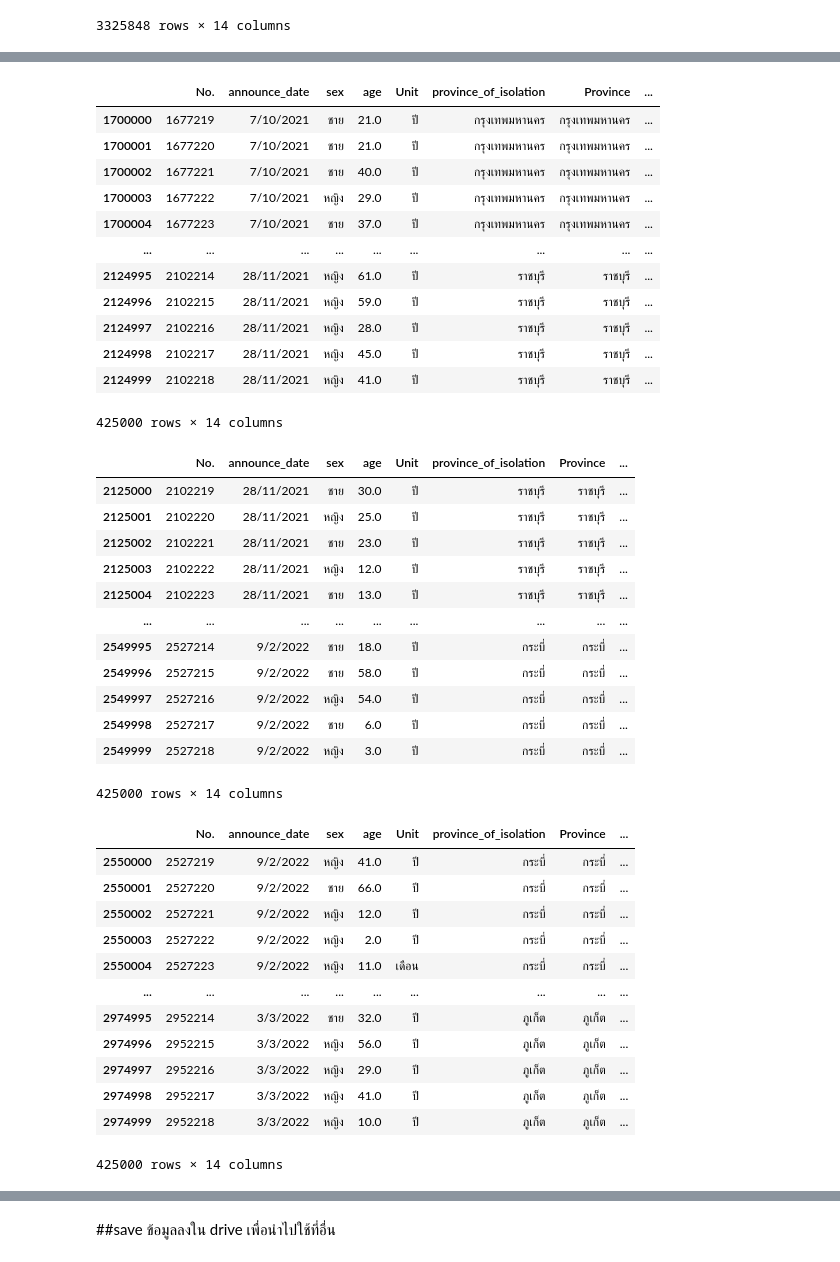
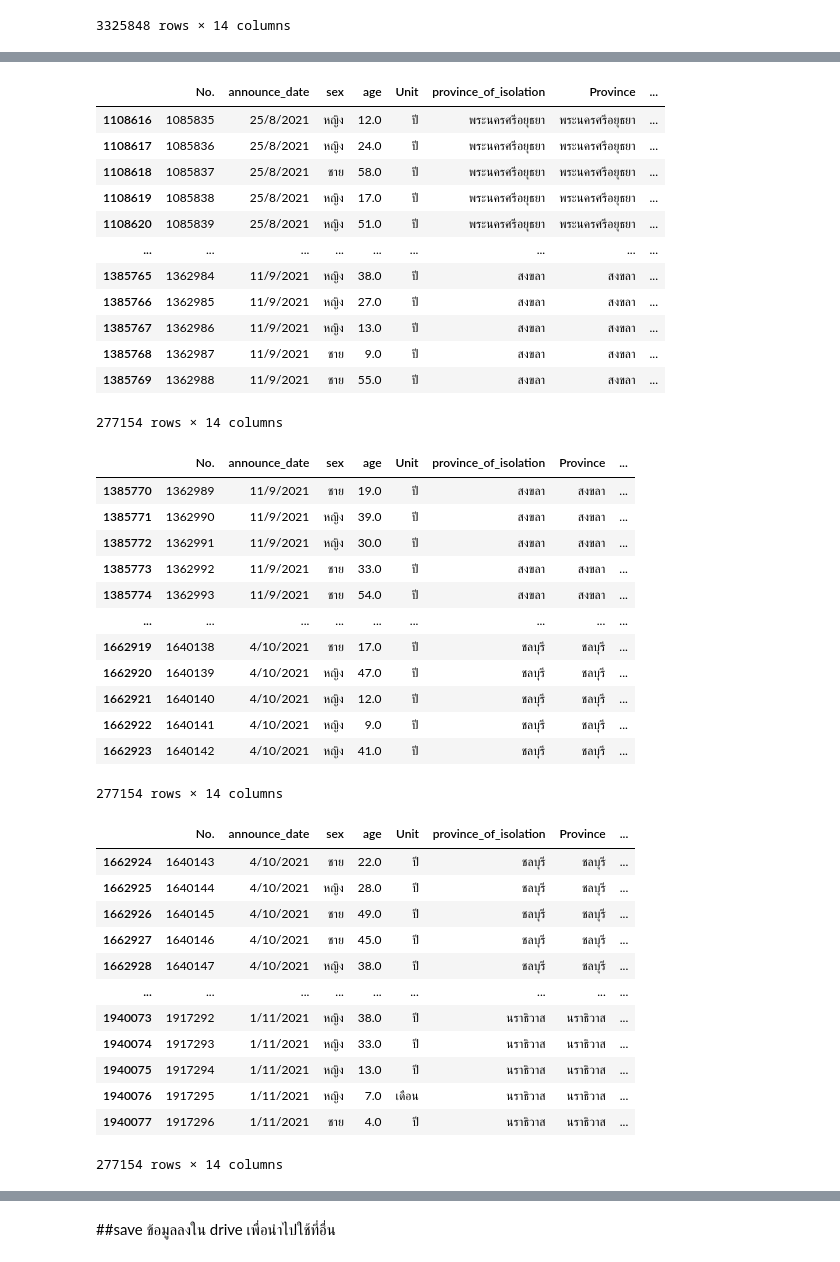
Before and after one commit to Nunticha24/data_viz_2022, a Jupyter notebook: Project_Dinosaur.ipynb, the cells around one changed output, grey strips where cells are left out. Drawn from its saved outputs; the diff is of its cells as text; code cells hidden in the pictures.

```diff
--- a/Project_Dinosaur.ipynb
+++ b/Project_Dinosaur.ipynb
@@ -521,52 +521,52 @@ data4
 # %%
-data5 = covid_re_pass.iloc[1700000:2125000,:]
+data5 = covid_re_pass.iloc[1108616:1385770,:]
 data5
 # %% [output]
 |  | No. | announce_date | sex | age | Unit | province_of_isolation | Province | ... |
-| 1700000 | 1677219 | 7/10/2021 | ชาย | 21.0 | ปี | กรุงเทพมหานคร | กรุงเทพมหานคร | ... |
-| 1700001 | 1677220 | 7/10/2021 | ชาย | 21.0 | ปี | กรุงเทพมหานคร | กรุงเทพมหานคร | ... |
-| 1700002 | 1677221 | 7/10/2021 | ชาย | 40.0 | ปี | กรุงเทพมหานคร | กรุงเทพมหานคร | ... |
-| 1700003 | 1677222 | 7/10/2021 | หญิง | 29.0 | ปี | กรุงเทพมหานคร | กรุงเทพมหานคร | ... |
-| 1700004 | 1677223 | 7/10/2021 | ชาย | 37.0 | ปี | กรุงเทพมหานคร | กรุงเทพมหานคร | ... |
+| 1108616 | 1085835 | 25/8/2021 | หญิง | 12.0 | ปี | พระนครศรีอยุธยา | พระนครศรีอยุธยา | ... |
+| 1108617 | 1085836 | 25/8/2021 | หญิง | 24.0 | ปี | พระนครศรีอยุธยา | พระนครศรีอยุธยา | ... |
+| 1108618 | 1085837 | 25/8/2021 | ชาย | 58.0 | ปี | พระนครศรีอยุธยา | พระนครศรีอยุธยา | ... |
+| 1108619 | 1085838 | 25/8/2021 | หญิง | 17.0 | ปี | พระนครศรีอยุธยา | พระนครศรีอยุธยา | ... |
+| 1108620 | 1085839 | 25/8/2021 | หญิง | 51.0 | ปี | พระนครศรีอยุธยา | พระนครศรีอยุธยา | ... |
 | ... | ... | ... | ... | ... | ... | ... | ... | ... |
-| 2124995 | 2102214 | 28/11/2021 | หญิง | 61.0 | ปี | ราชบุรี | ราชบุรี | ... |
-| 2124996 | 2102215 | 28/11/2021 | หญิง | 59.0 | ปี | ราชบุรี | ราชบุรี | ... |
-| 2124997 | 2102216 | 28/11/2021 | หญิง | 28.0 | ปี | ราชบุรี | ราชบุรี | ... |
-| 2124998 | 2102217 | 28/11/2021 | หญิง | 45.0 | ปี | ราชบุรี | ราชบุรี | ... |
-| 2124999 | 2102218 | 28/11/2021 | หญิง | 41.0 | ปี | ราชบุรี | ราชบุรี | ... |
+| 1385765 | 1362984 | 11/9/2021 | หญิง | 38.0 | ปี | สงขลา | สงขลา | ... |
+| 1385766 | 1362985 | 11/9/2021 | หญิง | 27.0 | ปี | สงขลา | สงขลา | ... |
+| 1385767 | 1362986 | 11/9/2021 | หญิง | 13.0 | ปี | สงขลา | สงขลา | ... |
+| 1385768 | 1362987 | 11/9/2021 | ชาย | 9.0 | ปี | สงขลา | สงขลา | ... |
+| 1385769 | 1362988 | 11/9/2021 | ชาย | 55.0 | ปี | สงขลา | สงขลา | ... |
-425000 rows × 14 columns
+277154 rows × 14 columns
 # %%
-data6 = covid_re_pass.iloc[2125000:2550000,:]
+data6 = covid_re_pass.iloc[1385770:1662924,:]
 data6
 # %% [output]
 |  | No. | announce_date | sex | age | Unit | province_of_isolation | Province | ... |
-| 2125000 | 2102219 | 28/11/2021 | ชาย | 30.0 | ปี | ราชบุรี | ราชบุรี | ... |
-| 2125001 | 2102220 | 28/11/2021 | หญิง | 25.0 | ปี | ราชบุรี | ราชบุรี | ... |
-| 2125002 | 2102221 | 28/11/2021 | ชาย | 23.0 | ปี | ราชบุรี | ราชบุรี | ... |
-| 2125003 | 2102222 | 28/11/2021 | หญิง | 12.0 | ปี | ราชบุรี | ราชบุรี | ... |
-| 2125004 | 2102223 | 28/11/2021 | ชาย | 13.0 | ปี | ราชบุรี | ราชบุรี | ... |
+| 1385770 | 1362989 | 11/9/2021 | ชาย | 19.0 | ปี | สงขลา | สงขลา | ... |
+| 1385771 | 1362990 | 11/9/2021 | หญิง | 39.0 | ปี | สงขลา | สงขลา | ... |
+| 1385772 | 1362991 | 11/9/2021 | หญิง | 30.0 | ปี | สงขลา | สงขลา | ... |
+| 1385773 | 1362992 | 11/9/2021 | ชาย | 33.0 | ปี | สงขลา | สงขลา | ... |
+| 1385774 | 1362993 | 11/9/2021 | ชาย | 54.0 | ปี | สงขลา | สงขลา | ... |
 | ... | ... | ... | ... | ... | ... | ... | ... | ... |
-| 2549995 | 2527214 | 9/2/2022 | ชาย | 18.0 | ปี | กระบี่ | กระบี่ | ... |
-| 2549996 | 2527215 | 9/2/2022 | ชาย | 58.0 | ปี | กระบี่ | กระบี่ | ... |
-| 2549997 | 2527216 | 9/2/2022 | หญิง | 54.0 | ปี | กระบี่ | กระบี่ | ... |
-| 2549998 | 2527217 | 9/2/2022 | ชาย | 6.0 | ปี | กระบี่ | กระบี่ | ... |
-| 2549999 | 2527218 | 9/2/2022 | หญิง | 3.0 | ปี | กระบี่ | กระบี่ | ... |
+| 1662919 | 1640138 | 4/10/2021 | ชาย | 17.0 | ปี | ชลบุรี | ชลบุรี | ... |
+| 1662920 | 1640139 | 4/10/2021 | หญิง | 47.0 | ปี | ชลบุรี | ชลบุรี | ... |
+| 1662921 | 1640140 | 4/10/2021 | หญิง | 12.0 | ปี | ชลบุรี | ชลบุรี | ... |
+| 1662922 | 1640141 | 4/10/2021 | หญิง | 9.0 | ปี | ชลบุรี | ชลบุรี | ... |
+| 1662923 | 1640142 | 4/10/2021 | หญิง | 41.0 | ปี | ชลบุรี | ชลบุรี | ... |
-425000 rows × 14 columns
+277154 rows × 14 columns
 # %%
-data7 = covid_re_pass.iloc[2550000:2975000,:]
+data7 = covid_re_pass.iloc[1662924:1940078,:]
 data7
 # %% [output]
 |  | No. | announce_date | sex | age | Unit | province_of_isolation | Province | ... |
-| 2550000 | 2527219 | 9/2/2022 | หญิง | 41.0 | ปี | กระบี่ | กระบี่ | ... |
-| 2550001 | 2527220 | 9/2/2022 | ชาย | 66.0 | ปี | กระบี่ | กระบี่ | ... |
-| 2550002 | 2527221 | 9/2/2022 | หญิง | 12.0 | ปี | กระบี่ | กระบี่ | ... |
-| 2550003 | 2527222 | 9/2/2022 | หญิง | 2.0 | ปี | กระบี่ | กระบี่ | ... |
-| 2550004 | 2527223 | 9/2/2022 | หญิง | 11.0 | เดือน | กระบี่ | กระบี่ | ... |
+| 1662924 | 1640143 | 4/10/2021 | ชาย | 22.0 | ปี | ชลบุรี | ชลบุรี | ... |
+| 1662925 | 1640144 | 4/10/2021 | หญิง | 28.0 | ปี | ชลบุรี | ชลบุรี | ... |
+| 1662926 | 1640145 | 4/10/2021 | ชาย | 49.0 | ปี | ชลบุรี | ชลบุรี | ... |
+| 1662927 | 1640146 | 4/10/2021 | ชาย | 45.0 | ปี | ชลบุรี | ชลบุรี | ... |
+| 1662928 | 1640147 | 4/10/2021 | หญิง | 38.0 | ปี | ชลบุรี | ชลบุรี | ... |
 | ... | ... | ... | ... | ... | ... | ... | ... | ... |
-| 2974995 | 2952214 | 3/3/2022 | ชาย | 32.0 | ปี | ภูเก็ต | ภูเก็ต | ... |
-| 2974996 | 2952215 | 3/3/2022 | หญิง | 56.0 | ปี | ภูเก็ต | ภูเก็ต | ... |
-| 2974997 | 2952216 | 3/3/2022 | หญิง | 29.0 | ปี | ภูเก็ต | ภูเก็ต | ... |
-| 2974998 | 2952217 | 3/3/2022 | หญิง | 41.0 | ปี | ภูเก็ต | ภูเก็ต | ... |
-| 2974999 | 2952218 | 3/3/2022 | หญิง | 10.0 | ปี | ภูเก็ต | ภูเก็ต | ... |
+| 1940073 | 1917292 | 1/11/2021 | หญิง | 38.0 | ปี | นราธิวาส | นราธิวาส | ... |
+| 1940074 | 1917293 | 1/11/2021 | หญิง | 33.0 | ปี | นราธิวาส | นราธิวาส | ... |
+| 1940075 | 1917294 | 1/11/2021 | หญิง | 13.0 | ปี | นราธิวาส | นราธิวาส | ... |
+| 1940076 | 1917295 | 1/11/2021 | หญิง | 7.0 | เดือน | นราธิวาส | นราธิวาส | ... |
+| 1940077 | 1917296 | 1/11/2021 | ชาย | 4.0 | ปี | นราธิวาส | นราธิวาส | ... |
-425000 rows × 14 columns
+277154 rows × 14 columns
 # %%
```
Also changed, not shown: parts of 13 cells of this notebook.
